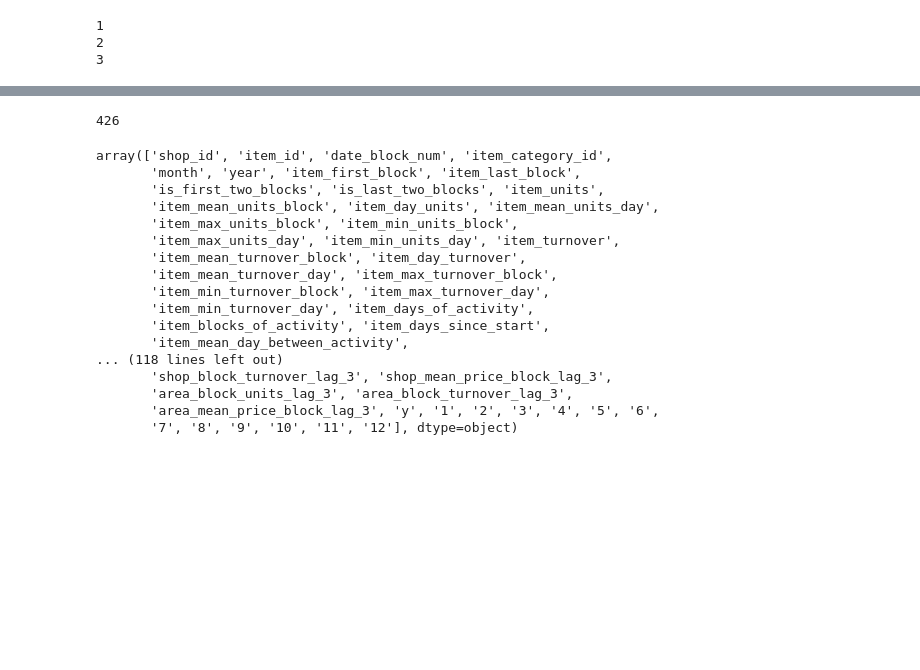
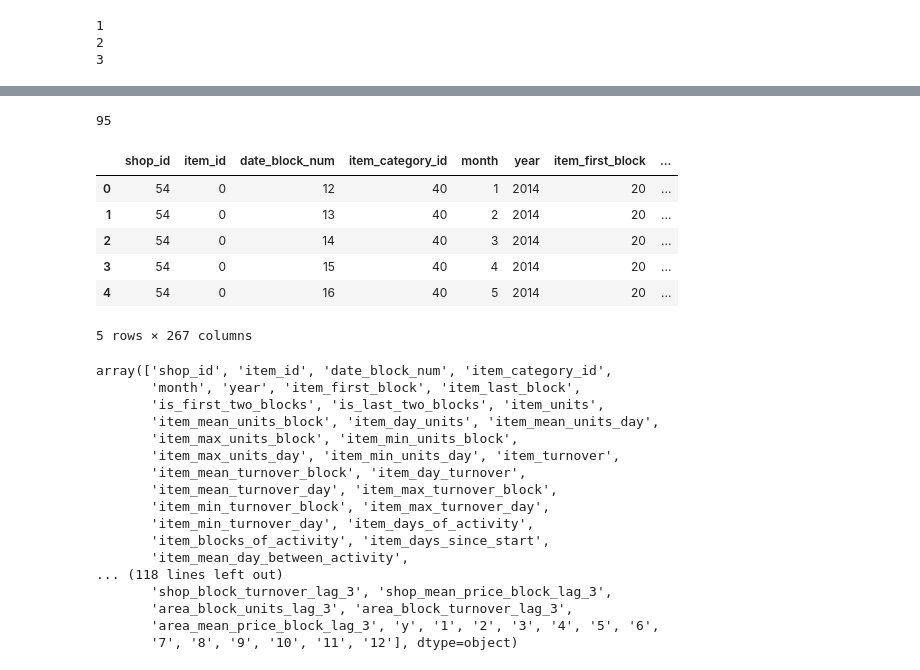
Before and after one commit to stehem/kaggle, a Jupyter notebook: coursera_aml_cds/goddamit.ipynb, the cells around one changed output, grey strips where cells are left out. Saved outputs shown, nothing was run; the diff lists cells and outputs as text; code cells hidden in the pictures; blank space fills up the shorter version.

```diff
--- a/coursera_aml_cds/goddamit.ipynb
+++ b/coursera_aml_cds/goddamit.ipynb
@@ -1687,7 +1685,3 @@ training = pd.read_pickle("pickled/training")
-# %%
-gc.collect()
-# %% [output]
-426
 # %%
 x_train = training[training['date_block_num'] < 33]
 y_train = x_train['y']
@@ -1699,3 +1693,18 @@ x_val = x_val.drop(columns=['y'])
+# %%
+del training
+gc.collect()
+# %% [output]
+95
+# %%
+x_train.head()
+# %% [output]
+|  | shop_id | item_id | date_block_num | item_category_id | month | year | item_first_block | ... |
+| 0 | 54 | 0 | 12 | 40 | 1 | 2014 | 20 | ... |
+| 1 | 54 | 0 | 13 | 40 | 2 | 2014 | 20 | ... |
+| 2 | 54 | 0 | 14 | 40 | 3 | 2014 | 20 | ... |
+| 3 | 54 | 0 | 15 | 40 | 4 | 2014 | 20 | ... |
+| 4 | 54 | 0 | 16 | 40 | 5 | 2014 | 20 | ... |
+5 rows × 267 columns
 # %%
 training.columns.values
 # %% [output]
```
Also changed, not shown: parts of 44 cells of this notebook, 6 other files.
